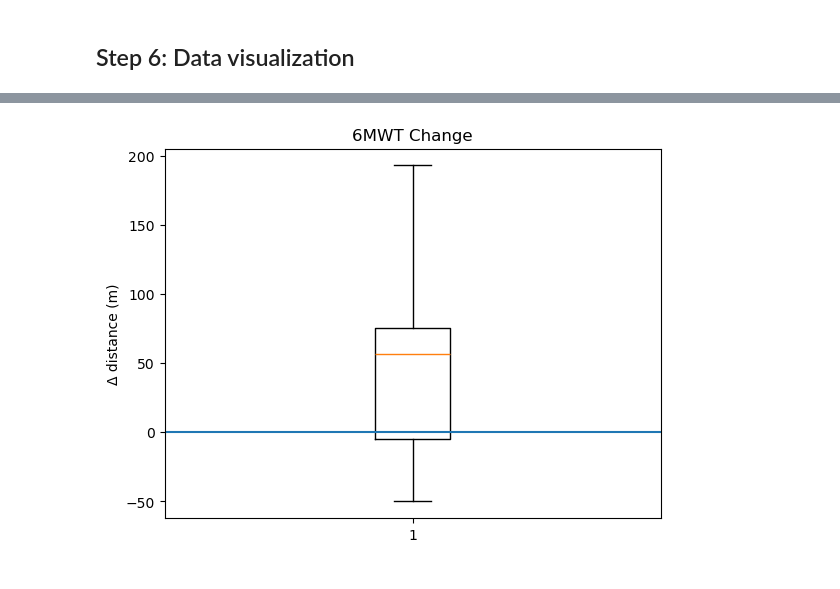
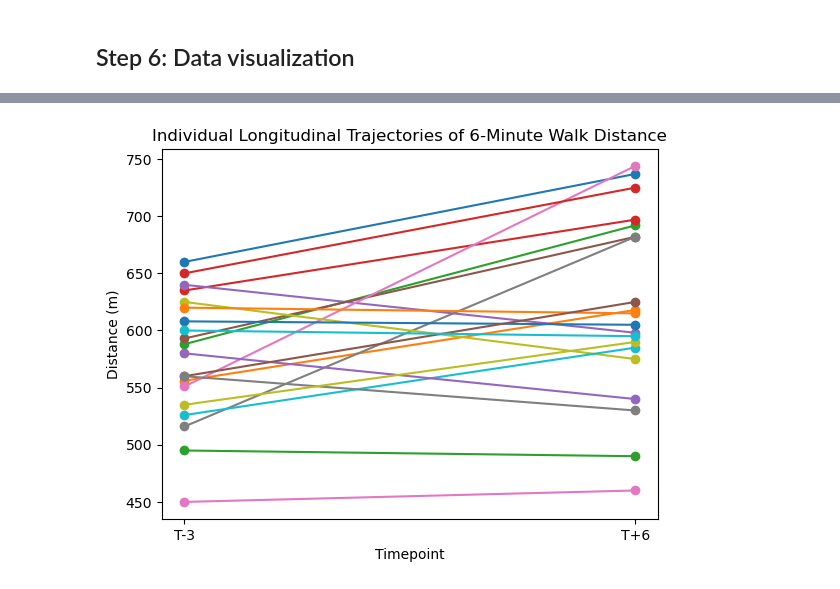
Before and after one commit to chloelaignel31-boop/Laignel.Chloe, a Jupyter notebook: main.ipynb, the cells around one changed output, grey strips where cells are left out. Drawn from its saved outputs; the diff is of its cells as text; code cells hidden in the pictures.

```diff
--- a/main.ipynb
+++ b/main.ipynb
@@ -192,10 +194,19 @@ plt.show()
-# %%
-# Boxplot of the delta distance traveled
-plt.boxplot(data_inclus["delta_6mwt"])
-plt.axhline(0)  # reference line at 0
-plt.title("Individual Changes in 6-Minute Walk Distance Following Intervention")
-plt.xlabel("Patients")
-plt.ylabel("Δ distance (m)")
-plt.show()
-# %% [output]
-[figure, removed]
+# %%
+# Spaghetti plot of distance traveled for each patient
+for i in range(len(data_inclus)):
+    plt.plot(
+        ["T-3", "T+6"],
+        [
+            data_inclus["6minwt_distance_traveled_m_before"].iloc[i],
+            data_inclus["6minwt_distance_traveled_m_after"].iloc[i]
+        ],
+        marker='o'
+    )
+
+plt.title("Individual Longitudinal Trajectories of 6-Minute Walk Distance")
+plt.ylabel("Distance (m)")
+plt.xlabel("Timepoint")
+plt.savefig("figures/Individual Longitudinal Trajectories of 6-Minute Walk Distance.pdf", bbox_inches="tight")
+plt.show()
+# %% [output]
+[figure, added]
```
Also changed, not shown: parts of 2 cells of this notebook, 1 other file.
